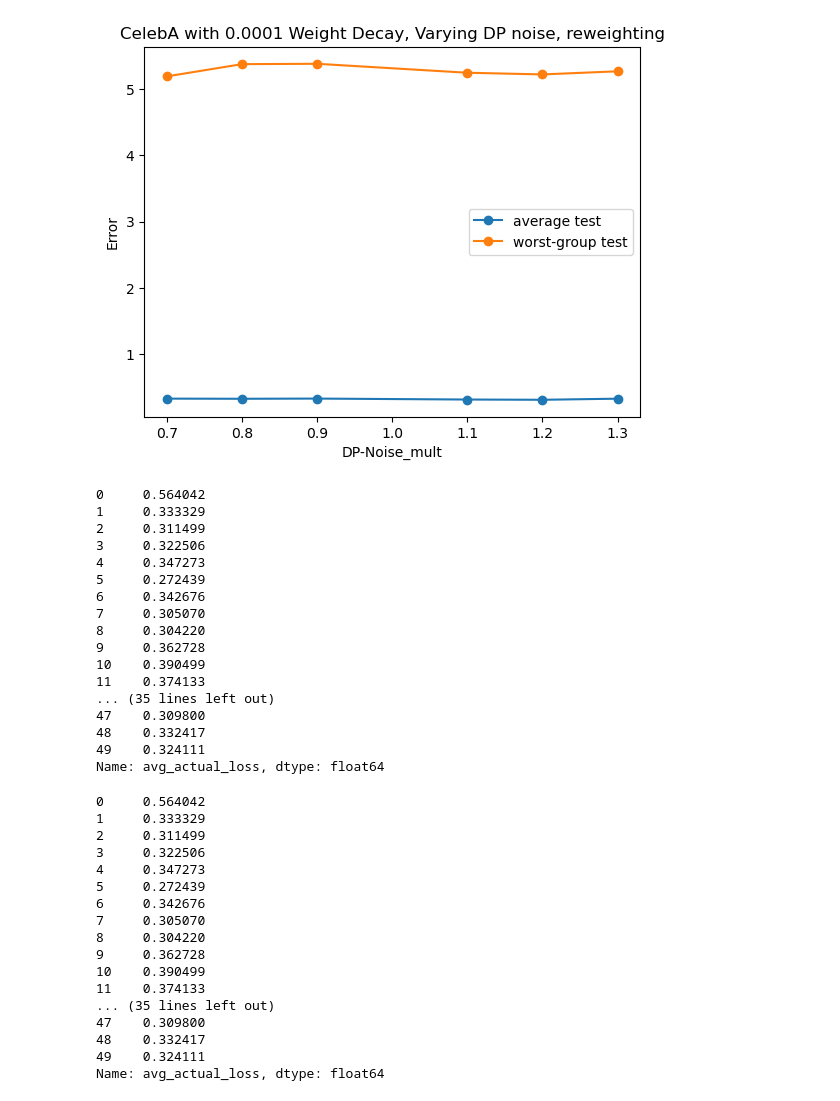
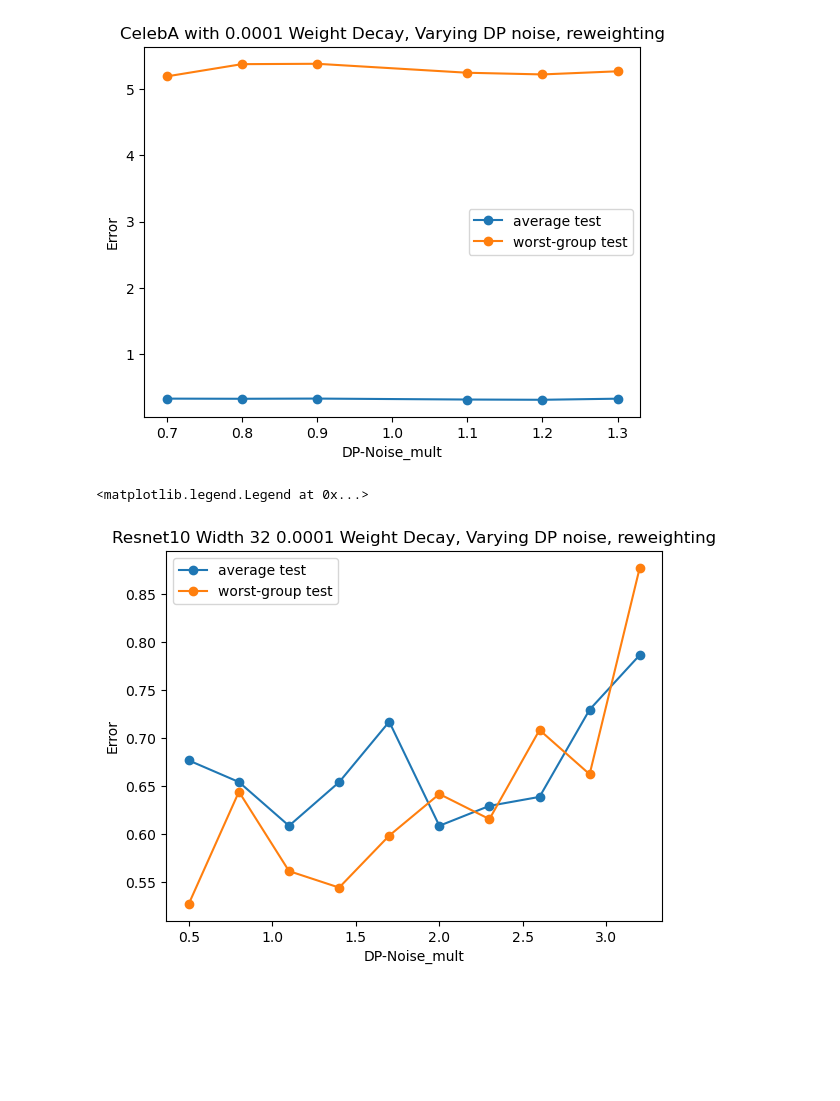
Before and after one commit to arinchang/overparam_spur_corr, a Jupyter notebook: dp_plots.ipynb, the cells around one changed output. Drawn from its saved outputs; the diff is of its cells as text; code cells hidden in the pictures; blank space fills up the shorter version.

```diff
--- a/dp_plots.ipynb
+++ b/dp_plots.ipynb
@@ -206,41 +204,34 @@ dpw32_n09_test = pd.read_csv('logs/test_dp_width32_noise09.csv')
-# %%
-dpw32_n09_reweight_test = pd.read_csv('logs/test_dp_w32_n09_reweight.csv')
-dpw32_n09_test['avg_actual_loss']
-# %% [output]
-0     0.564042
-1     0.333329
-2     0.311499
-3     0.322506
-4     0.347273
-5     0.272439
-6     0.342676
-7     0.305070
-8     0.304220
-9     0.362728
-10    0.390499
-11    0.374133
-... (35 lines left out)
-47    0.309800
-48    0.332417
-49    0.324111
-Name: avg_actual_loss, dtype: float64
-# %%
-dpw32_n09_reweight_test['avg_actual_loss']
-# %% [output]
-0     0.564042
-1     0.333329
-2     0.311499
-3     0.322506
-4     0.347273
-5     0.272439
-6     0.342676
-7     0.305070
-8     0.304220
-9     0.362728
-10    0.390499
-11    0.374133
-... (35 lines left out)
-47    0.309800
-48    0.332417
-49    0.324111
-Name: avg_actual_loss, dtype: float64
+# %%
+dpw32_n05_reweight = pd.read_csv('logs/test_dp_w32_n05_reweight.csv')
+dpw32_n08_reweight = pd.read_csv('logs/test_dp_w32_n08_reweight.csv')
+dpw32_n11_reweight = pd.read_csv('logs/test_dp_w32_n11_reweight.csv')
+dpw32_n14_reweight = pd.read_csv('logs/test_dp_w32_n14_reweight.csv')
+dpw32_n17_reweight = pd.read_csv('logs/test_dp_w32_n17_reweight.csv')
+dpw32_n20_reweight = pd.read_csv('logs/test_dp_w32_n20_reweight.csv')
+dpw32_n23_reweight = pd.read_csv('logs/test_dp_w32_n23_reweight.csv')
+dpw32_n26_reweight = pd.read_csv('logs/test_dp_w32_n26_reweight.csv')
+dpw32_n29_reweight = pd.read_csv('logs/test_dp_w32_n29_reweight.csv')
+dpw32_n32_reweight = pd.read_csv('logs/test_dp_w32_n32_reweight.csv')
+# %%
+dpw32_n05_worst_group_reweight = np.mean(np.array(dpw32_n05_reweight['avg_loss_group:3'])[40:])
+dpw32_n08_worst_group_reweight = np.mean(np.array(dpw32_n08_reweight['avg_loss_group:3'])[40:])
+dpw32_n11_worst_group_reweight = np.mean(np.array(dpw32_n11_reweight['avg_loss_group:3'])[40:])
+dpw32_n14_worst_group_reweight = np.mean(np.array(dpw32_n14_reweight['avg_loss_group:3'])[40:])
+dpw32_n17_worst_group_reweight = np.mean(np.array(dpw32_n17_reweight['avg_loss_group:3'])[40:])
+dpw32_n20_worst_group_reweight = np.mean(np.array(dpw32_n20_reweight['avg_loss_group:3'])[40:])
+dpw32_n23_worst_group_reweight = np.mean(np.array(dpw32_n23_reweight['avg_loss_group:3'])[40:])
+dpw32_n26_worst_group_reweight = np.mean(np.array(dpw32_n26_reweight['avg_loss_group:3'])[40:])
+dpw32_n29_worst_group_reweight = np.mean(np.array(dpw32_n29_reweight['avg_loss_group:3'])[40:])
+dpw32_n32_worst_group_reweight = np.mean(np.array(dpw32_n32_reweight['avg_loss_group:3'])[40:])
+# %%
+test_errors = np.array([dpw32_n05_reweight['avg_actual_loss'][49], dpw32_n08_reweight['avg_actual_loss'][49], dpw32_n11_reweight['avg_actual_loss'][49], dpw32_n14_reweight['avg_actual_loss'][49], dpw32_n17_reweight['avg_actual_loss'][49], dpw32_n20_reweight['avg_actual_loss'][49], dpw32_n23_reweight['avg_actual_loss'][49],dpw32_n26_reweight['avg_actual_loss'][49],dpw32_n29_reweight['avg_actual_loss'][49],dpw32_n32_reweight['avg_actual_loss'][49]])
+worst_group_errors = np.array([dpw32_n05_worst_group_reweight, dpw32_n08_worst_group_reweight, dpw32_n11_worst_group_reweight, dpw32_n14_worst_group_reweight, dpw32_n17_worst_group_reweight, dpw32_n20_worst_group_reweight, dpw32_n23_worst_group_reweight, dpw32_n26_worst_group_reweight, dpw32_n29_worst_group_reweight, dpw32_n32_worst_group_reweight])
+plt.plot(np.array([0.5, 0.8, 1.1, 1.4, 1.7, 2.0, 2.3, 2.6, 2.9, 3.2]), test_errors, marker='o', label='average test')
+plt.plot(np.array([0.5, 0.8, 1.1, 1.4, 1.7, 2.0, 2.3, 2.6, 2.9, 3.2]), worst_group_errors, marker='o', label='worst-group test')
+plt.title("Resnet10 Width 32 0.0001 Weight Decay, Varying DP noise, reweighting")
+plt.xlabel("DP-Noise_mult")
+plt.ylabel("Error")
+plt.legend()
+# %% [output]
+<matplotlib.legend.Legend at 0x...>
+[figure, added]
```
Also changed, not shown: parts of 79 cells of this notebook, 7 other files.
